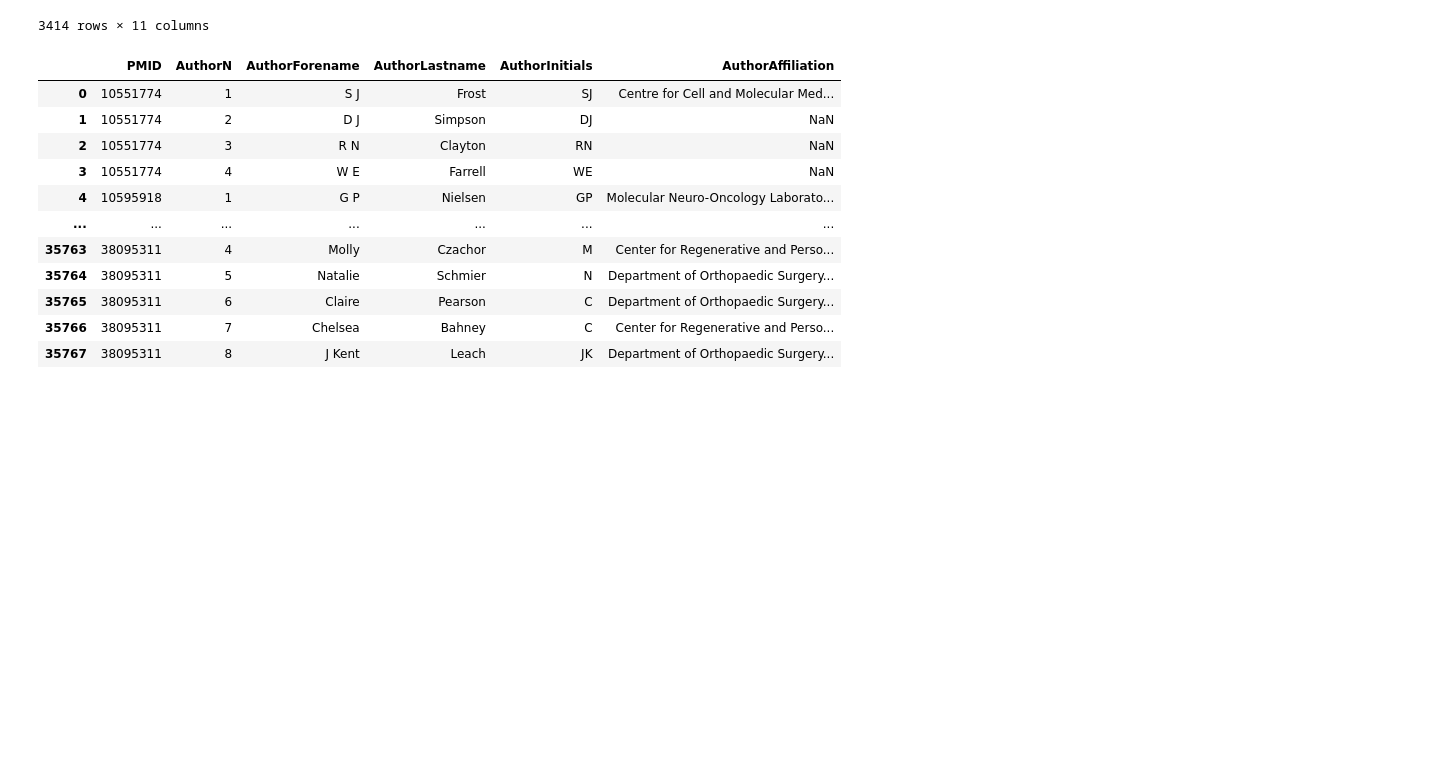
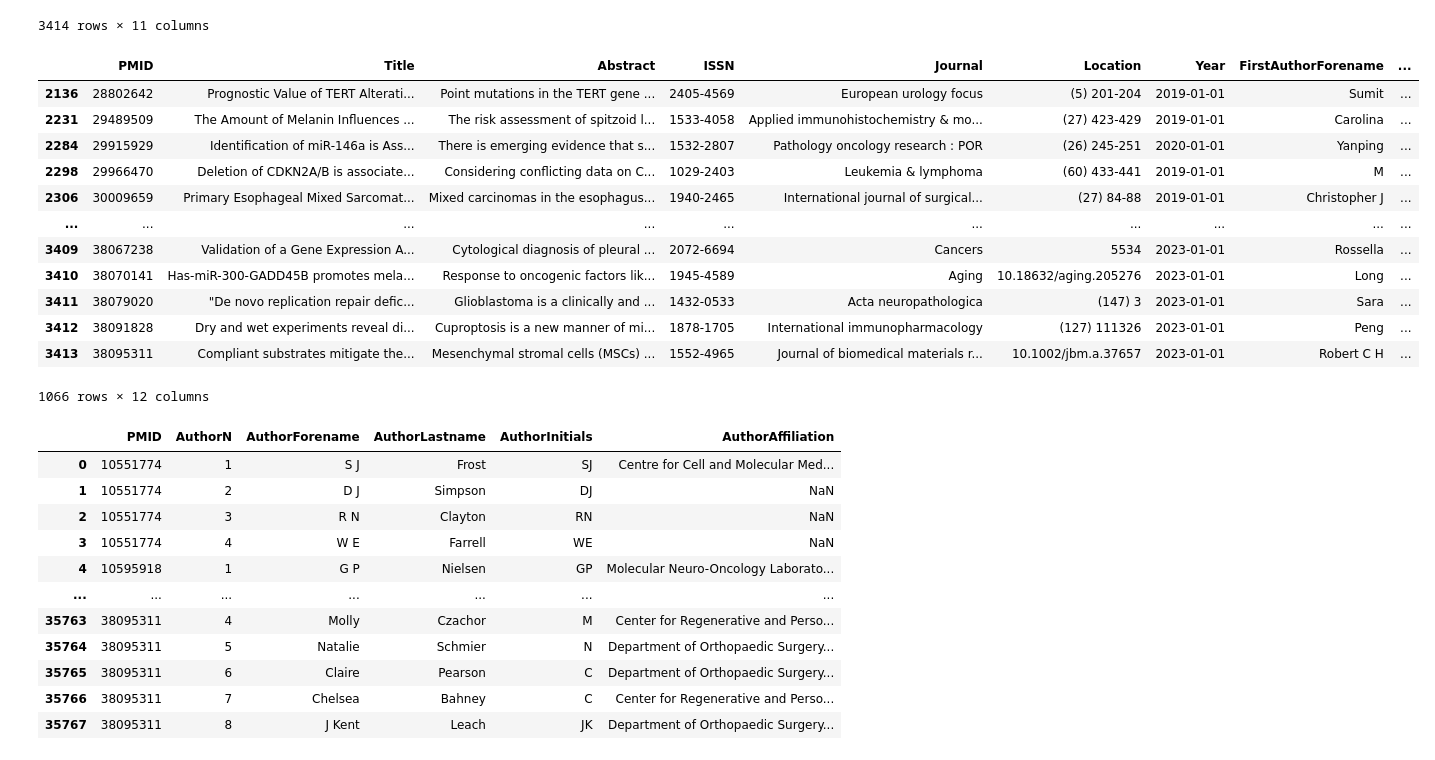
Before and after one commit to Sherryqilin/Assessment2_skills, a Jupyter notebook: Analysis.ipynb, the cells around one changed output. Cells and saved outputs as stored; diff of their text form; code cells hidden in the pictures; blank space fills up the shorter version.

```diff
--- a/Analysis.ipynb
+++ b/Analysis.ipynb
@@ -28,3 +26,23 @@ articles
+# %%
+#select the last 5 years from 'articles'
+#set the 'cutoff' date so the first of 5 years
+cutoff_year = pd.to_datetime('2019-01-01')
+articles_5 = articles[articles['Year'] >= cutoff_year]
+articles_5
+# %% [output]
+|  | PMID | Title | Abstract | ISSN | Journal | Location | Year | FirstAuthorForename | ... |
+| 2136 | 28802642 | Prognostic Value of TERT Alterati... | Point mutations in the TERT gene ... | 2405-4569 | European urology focus | (5) 201-204 | 2019-01-01 | Sumit | ... |
+| 2231 | 29489509 | The Amount of Melanin Influences ... | The risk assessment of spitzoid l... | 1533-4058 | Applied immunohistochemistry & mo... | (27) 423-429 | 2019-01-01 | Carolina | ... |
+| 2284 | 29915929 | Identification of miR-146a is Ass... | There is emerging evidence that s... | 1532-2807 | Pathology oncology research : POR | (26) 245-251 | 2020-01-01 | Yanping | ... |
+| 2298 | 29966470 | Deletion of CDKN2A/B is associate... | Considering conflicting data on C... | 1029-2403 | Leukemia & lymphoma | (60) 433-441 | 2019-01-01 | M | ... |
+| 2306 | 30009659 | Primary Esophageal Mixed Sarcomat... | Mixed carcinomas in the esophagus... | 1940-2465 | International journal of surgical... | (27) 84-88 | 2019-01-01 | Christopher J | ... |
+| ... | ... | ... | ... | ... | ... | ... | ... | ... | ... |
+| 3409 | 38067238 | Validation of a Gene Expression A... | Cytological diagnosis of pleural ... | 2072-6694 | Cancers | 5534 | 2023-01-01 | Rossella | ... |
+| 3410 | 38070141 | Has-miR-300-GADD45B promotes mela... | Response to oncogenic factors lik... | 1945-4589 | Aging | 10.18632/aging.205276 | 2023-01-01 | Long | ... |
+| 3411 | 38079020 | "De novo replication repair defic... | Glioblastoma is a clinically and ... | 1432-0533 | Acta neuropathologica | (147) 3 | 2023-01-01 | Sara | ... |
+| 3412 | 38091828 | Dry and wet experiments reveal di... | Cuproptosis is a new manner of mi... | 1878-1705 | International immunopharmacology | (127) 111326 | 2023-01-01 | Peng | ... |
+| 3413 | 38095311 | Compliant substrates mitigate the... | Mesenchymal stromal cells (MSCs) ... | 1552-4965 | Journal of biomedical materials r... | 10.1002/jbm.a.37657 | 2023-01-01 | Robert C H | ... |
+1066 rows × 12 columns
 # %%
 authors = pd.read_csv("/content/drive/MyDrive/Group 1/authors.CDKN2A.csv")
 authors
```
Also changed, not shown: parts of 3 cells of this notebook.
